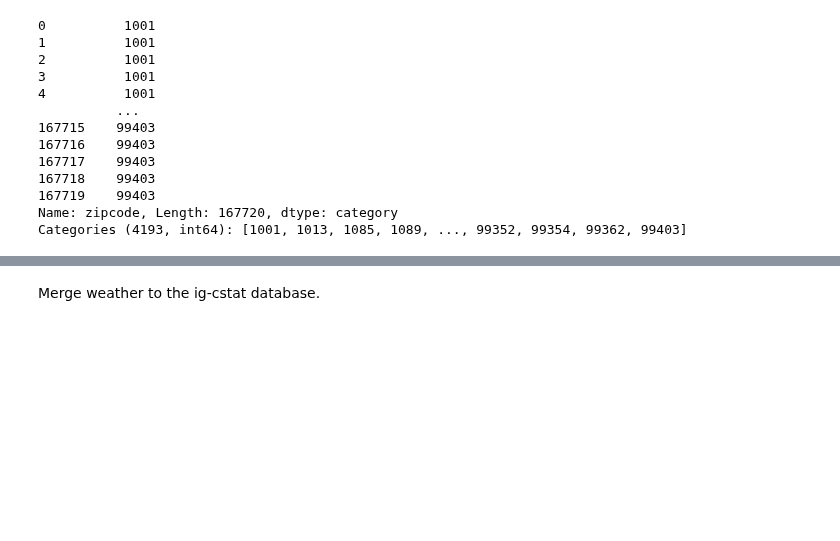
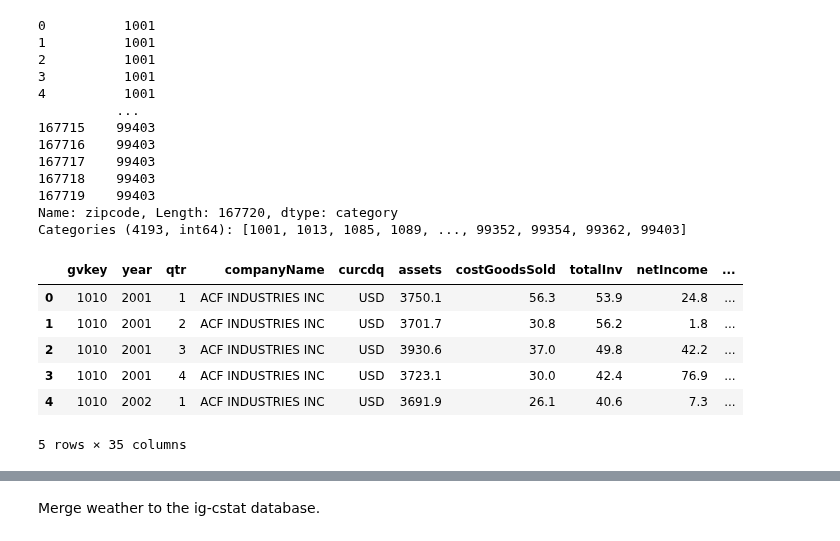
Before and after one commit to brianreed21/extremes, a Jupyter notebook: extremesCleaningCode/linkingExecute.ipynb, the cells around one changed output, grey strips where cells are left out. Cells and saved outputs as stored; diff of their text form; code cells hidden in the pictures; blank space fills up the shorter version.

```diff
--- a/extremesCleaningCode/linkingExecute.ipynb
+++ b/extremesCleaningCode/linkingExecute.ipynb
@@ -923,6 +948,16 @@ Name: zipcode, Length: 167720, dtype: category
 Categories (4193, int64): [1001, 1013, 1085, 1089, ..., 99352, 99354, 99362, 99403]
 # %%
 changes.zipcode = changes.zipcode.astype('int64')
+# %%
+changes.head()
+# %% [output]
+|  | gvkey | year | qtr | companyName | curcdq | assets | costGoodsSold | totalInv | netIncome | ... |
+| 0 | 1010 | 2001 | 1 | ACF INDUSTRIES INC | USD | 3750.1 | 56.3 | 53.9 | 24.8 | ... |
+| 1 | 1010 | 2001 | 2 | ACF INDUSTRIES INC | USD | 3701.7 | 30.8 | 56.2 | 1.8 | ... |
+| 2 | 1010 | 2001 | 3 | ACF INDUSTRIES INC | USD | 3930.6 | 37.0 | 49.8 | 42.2 | ... |
+| 3 | 1010 | 2001 | 4 | ACF INDUSTRIES INC | USD | 3723.1 | 30.0 | 42.4 | 76.9 | ... |
+| 4 | 1010 | 2002 | 1 | ACF INDUSTRIES INC | USD | 3691.9 | 26.1 | 40.6 | 7.3 | ... |
+5 rows × 35 columns
 # %%
 # changes['zipcode']  = changes['zipcode'].astype('int64')
 changesWithWeather = changes.merge(allWeather_withLags).merge(allWeather_byInd_withLags).merge(averages).merge(g)
```
Also changed, not shown: parts of 46 cells of this notebook, 2 other files.
